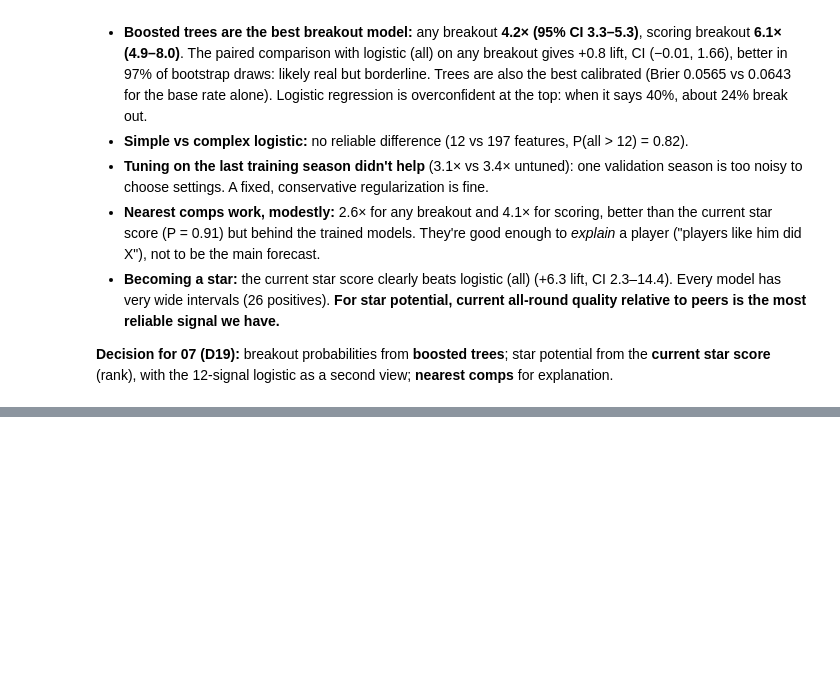
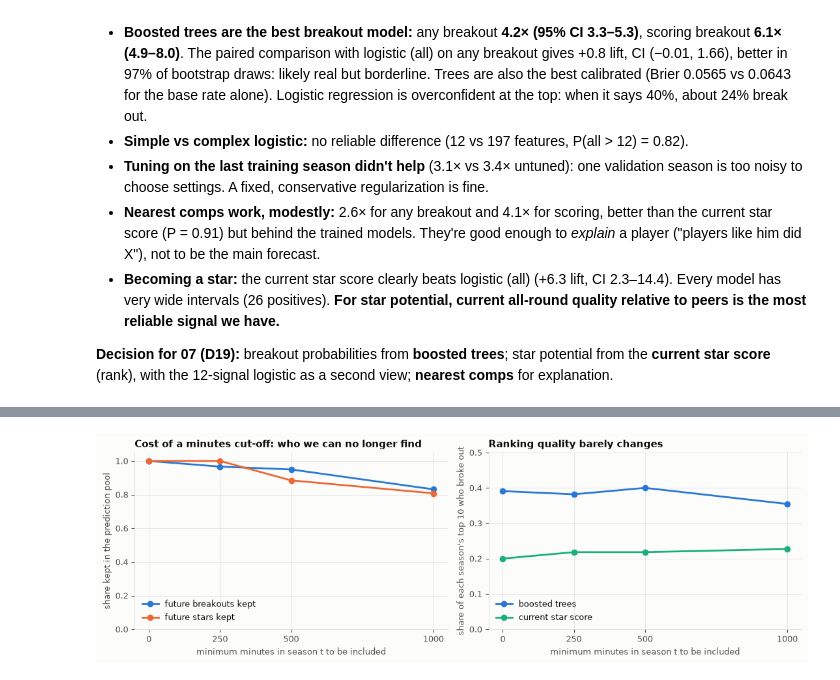
Before and after one commit to dan-j-e/unicorn-hunting, a Jupyter notebook: notebooks/06_breakout_backtest.ipynb, the cells around one changed output, grey strips where cells are left out. Saved outputs shown, nothing was run; the diff lists cells and outputs as text; code cells hidden in the pictures; blank space fills up the shorter version.

```diff
--- a/notebooks/06_breakout_backtest.ipynb
+++ b/notebooks/06_breakout_backtest.ipynb
@@ -383,0 +392,19 @@ pd.DataFrame(cal_rows).set_index("model").round(4)
+# %%
+M_SENS = {"boosted trees": boosted_trees, "current star score": MODELS["current star score"]}
+first, last = 2014, 2024
+in_window = young & lab["season_start"].between(first, last)
+all_breakouts = lab.loc[in_window & lab["observable_next1"], "breakout_any_next1"].sum()
+all_stars = lab.loc[young & (lab["star_pctl"].fillna(0) < 0.9) & lab["season_start"].between(2016, 2022) & lab["star_season_next3"]]
+
+rows = []
+for thr in [0, 250, 500, 1000]:
+    pop = young & (lab["min"] >= thr)
+    P = walk_forward(lab, "breakout_any_next1", 1, pop, first, last, M_SENS, FEATURES)
+    e = evaluate(P)
+    rows.append({"min_minutes": thr, "player_seasons": int(e.loc["boosted trees", "n"]),
+                 "breakouts_kept": P.query("model == 'boosted trees'")["outcome"].sum() / all_breakouts,
+                 "future_stars_kept": (all_stars["min"] >= thr).mean(),
+                 "base_rate": e.loc["boosted trees", "base_rate"], "lift_trees": e.loc["boosted trees", "AP_lift"],
+                 "top10_hit_trees": e.loc["boosted trees", "precision@10"], "top10_hit_star_score": e.loc["current star score", "precision@10"]})
+pop_sens = pd.DataFrame(rows).set_index("min_minutes")
+pop_sens.round(3)
@@ -383,0 +418,18 @@ pd.DataFrame(cal_rows).set_index("model").round(4)
+# %%
+fig, axes = plt.subplots(1, 2, figsize=(11, 3.6), sharex=True)
+x = pop_sens.index
+axes[0].plot(x, pop_sens["breakouts_kept"], color=BLUE, marker="o", label="future breakouts kept")
+axes[0].plot(x, pop_sens["future_stars_kept"], color=ORANGE, marker="o", label="future stars kept")
+axes[0].set_ylim(0, 1.05); axes[0].set_ylabel("share kept in the prediction pool")
+axes[0].set_title("Cost of a minutes cut-off: who we can no longer find", loc="left")
+axes[0].legend(frameon=False, loc="lower left")
+axes[1].plot(x, pop_sens["top10_hit_trees"], color=BLUE, marker="o", label="boosted trees")
+axes[1].plot(x, pop_sens["top10_hit_star_score"], color=SERIES[2], marker="o", label="current star score")
+axes[1].set_ylim(0, 0.5); axes[1].set_ylabel("share of each season's top 10 who broke out")
+axes[1].set_title("Ranking quality barely changes", loc="left")
+axes[1].legend(frameon=False, loc="lower left")
+for ax in axes:
+    ax.set_xticks(list(x)); ax.set_xlabel("minimum minutes in season t to be included")
+fig.tight_layout(); fig.savefig(FIG_DIR / "06_minutes_threshold_sensitivity.png", dpi=150, bbox_inches="tight")
+# %% [output]
+[figure, added]
```
Also changed, not shown: parts of 4 cells of this notebook, 3 other files.
